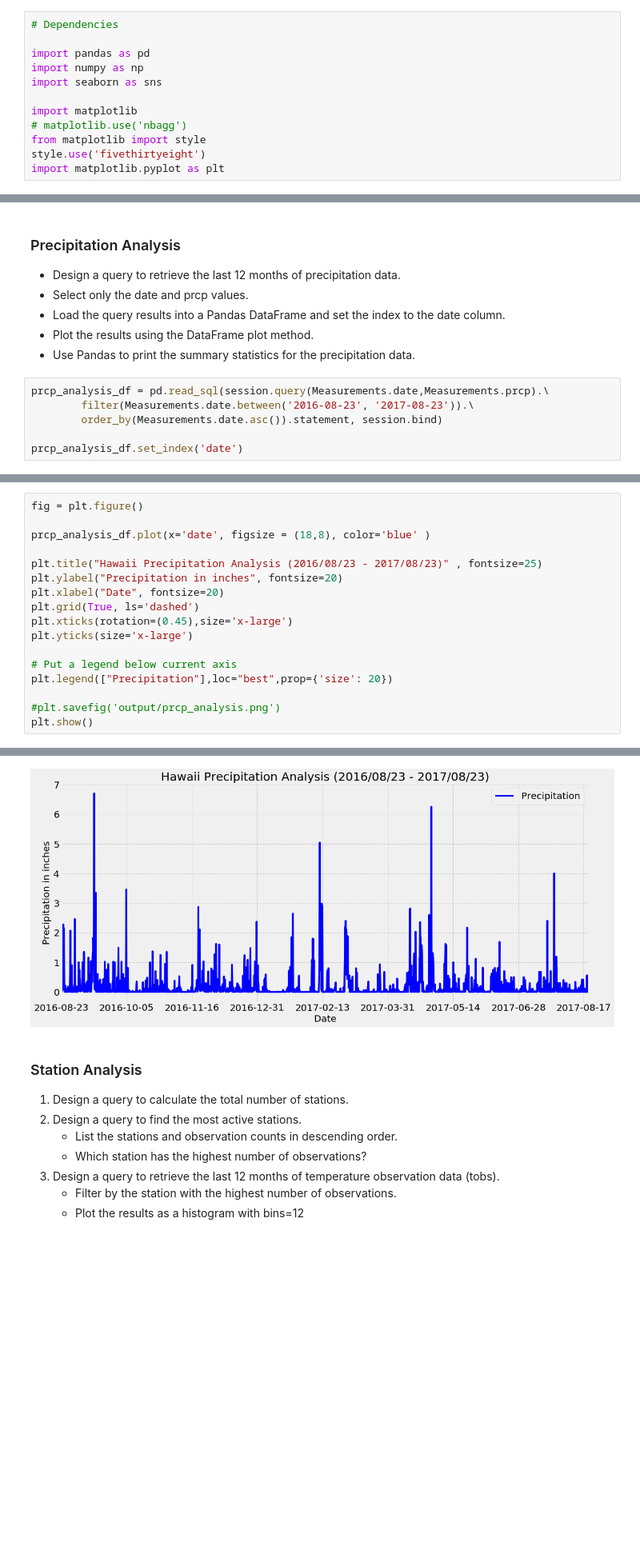
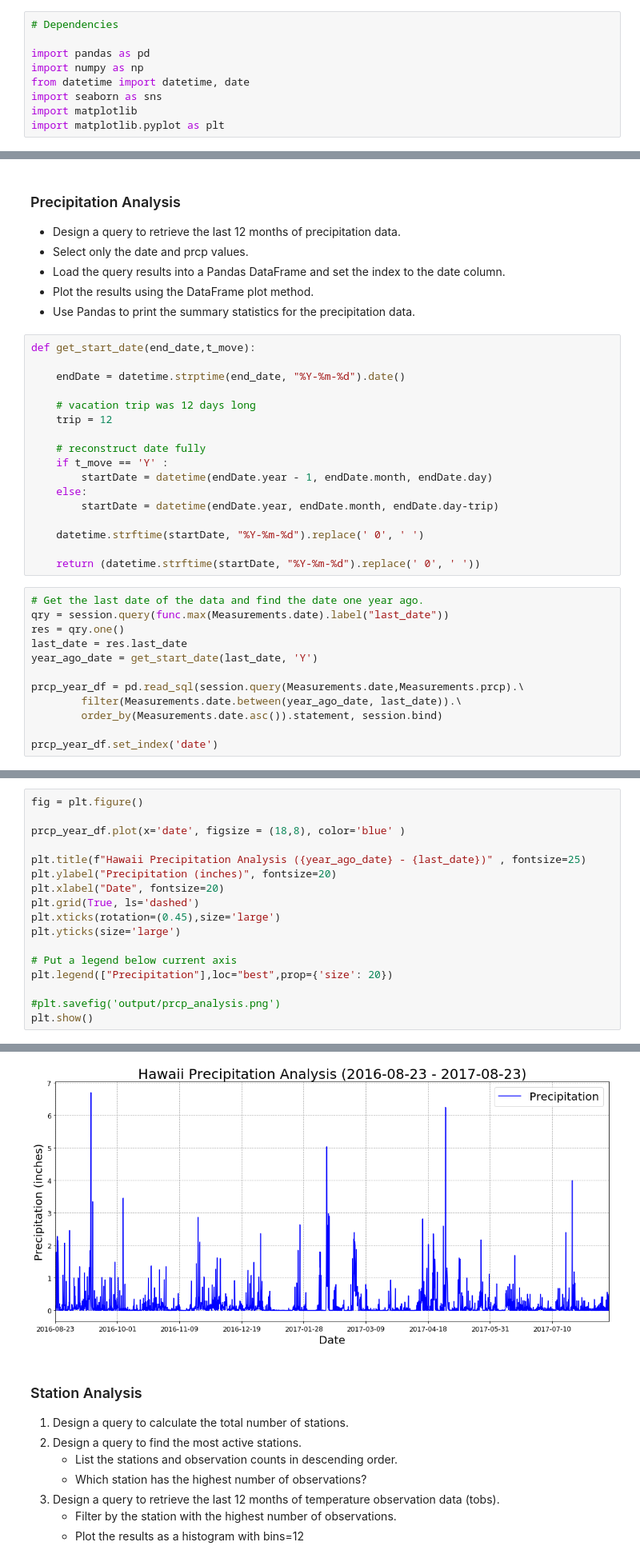
Before and after one commit to beashetkar/HW11-Adv-Data-Storage-Retrieval, a Jupyter notebook: climate_analysis.ipynb, the cells around one changed output, grey strips where cells are left out. Shown: that part at 80% size. Saved outputs shown, nothing was run; the diff lists cells and outputs as text; blank space fills up the shorter version.

```diff
--- a/climate_analysis.ipynb
+++ b/climate_analysis.ipynb
@@ -15,12 +15,9 @@
 
 import pandas as pd
 import numpy as np
+from datetime import datetime, date
 import seaborn as sns
-
 import matplotlib
-# matplotlib.use('nbagg')
-from matplotlib import style
-style.use('fivethirtyeight')
 import matplotlib.pyplot as plt
 # %%
 # Python SQL toolkit and Object Relational Mapper
@@ -120,12 +107,35 @@ first_row.__dict__
 * Load the query results into a Pandas DataFrame and set the index to the date column.
 * Plot the results using the DataFrame plot method.
 * Use Pandas to print the summary statistics for the precipitation data.
+# %%
+def get_start_date(end_date,t_move):
+
+    endDate = datetime.strptime(end_date, "%Y-%m-%d").date()
+
+    # vacation trip was 12 days long
+    trip = 12
+
+    # reconstruct date fully
+    if t_move == 'Y' :
+        startDate = datetime(endDate.year - 1, endDate.month, endDate.day)
+    else:
+        startDate = datetime(endDate.year, endDate.month, endDate.day-trip)
+
+    datetime.strftime(startDate, "%Y-%m-%d").replace(' 0', ' ')
+
+    return (datetime.strftime(startDate, "%Y-%m-%d").replace(' 0', ' '))
 # %%
-prcp_analysis_df = pd.read_sql(session.query(Measurements.date,Measurements.prcp).\
-        filter(Measurements.date.between('2016-08-23', '2017-08-23')).\
+# Get the last date of the data and find the date one year ago.
+qry = session.query(func.max(Measurements.date).label("last_date"))
+res = qry.one()
+last_date = res.last_date
+year_ago_date = get_start_date(last_date, 'Y')
+
+prcp_year_df = pd.read_sql(session.query(Measurements.date,Measurements.prcp).\
+        filter(Measurements.date.between(year_ago_date, last_date)).\
         order_by(Measurements.date.asc()).statement, session.bind)
 
-prcp_analysis_df.set_index('date')
+prcp_year_df.set_index('date')
 # %% [output]
 |  | prcp |
 | date |  |
@@ -149,23 +159,23 @@ prcp_analysis_df.set_index('date')
 # %%
 fig = plt.figure()
 
-prcp_analysis_df.plot(x='date', figsize = (18,8), color='blue' )
+prcp_year_df.plot(x='date', figsize = (18,8), color='blue' )
 
-plt.title("Hawaii Precipitation Analysis (2016/08/23 - 2017/08/23)" , fontsize=25)
-plt.ylabel("Precipitation in inches", fontsize=20)
+plt.title(f"Hawaii Precipitation Analysis ({year_ago_date} - {last_date})" , fontsize=25)
+plt.ylabel("Precipitation (inches)", fontsize=20)
 plt.xlabel("Date", fontsize=20)
 plt.grid(True, ls='dashed')
-plt.xticks(rotation=(0.45),size='x-large')
-plt.yticks(size='x-large')
+plt.xticks(rotation=(0.45),size='large')
+plt.yticks(size='large')
 
 # Put a legend below current axis
 plt.legend(["Precipitation"],loc="best",prop={'size': 20})
 
 #plt.savefig('output/prcp_analysis.png')
 plt.show()
 # %% [output]
 <matplotlib.figure.Figure at 0x...>
-[figure, old version]
+[figure, new version]
 # %% [markdown]
 ### Station Analysis
 
```
Also changed, not shown: parts of 22 cells of this notebook, 4 other files.
